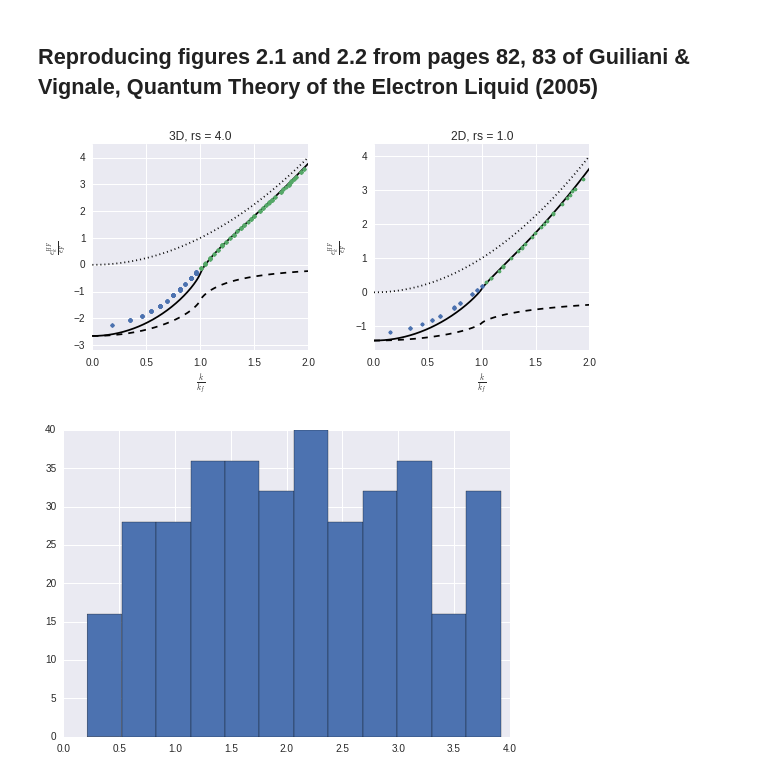
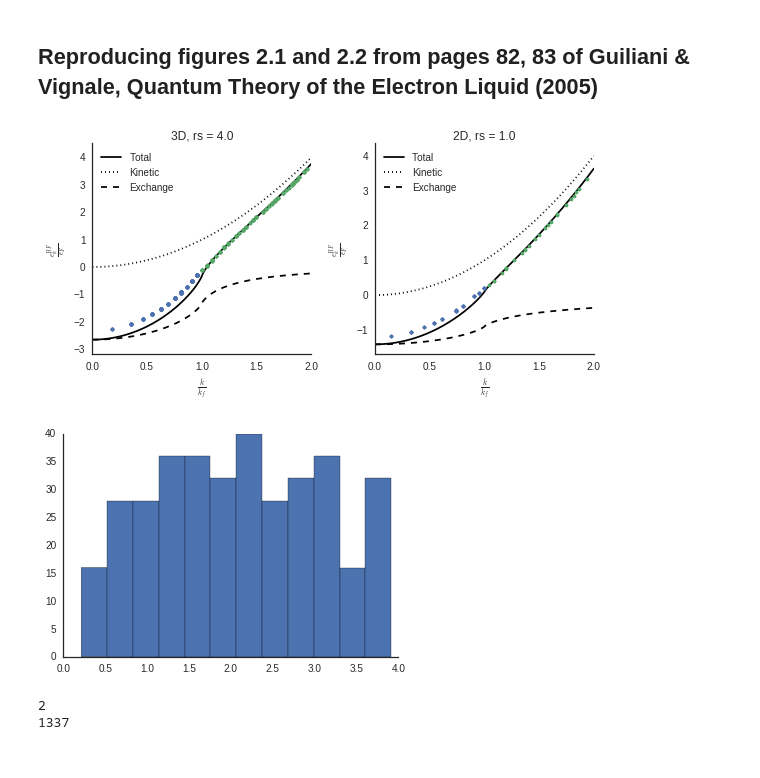
Before and after one commit to ecurtin2/HF-Stability, a Jupyter notebook: sourcefiles/heg_stability.ipynb, the cells around one changed output. Cells and saved outputs as stored; diff of their text form; code cells hidden in the pictures.

```diff
--- a/sourcefiles/heg_stability.ipynb
+++ b/sourcefiles/heg_stability.ipynb
@@ -10,9 +13,7 @@ run = ClassWrap.PyHEG(rs=3.0, ndim=2, Nk=40)
 ## Reproducing figures 2.1 and 2.2 from pages 82, 83 of Guiliani & Vignale, Quantum Theory of the Electron Liquid (2005)
 # %%
 %matplotlib inline
-import matplotlib.image as mpimg
-from matplotlib.ticker import AutoMinorLocator
-import seaborn as sns
+sns.set_style('white')
 fig, axes = plt.subplots(1,2,figsize=(8,4))
 def row_norm(ary):
     return np.sqrt((ary*ary).sum(axis=1))
@@ -28,9 +29,9 @@ energy_x = np.array([run.analytic_energy(i) for i in x]) / run.fermi_energy
 kinetic_x = np.array([0.5 * i**2 for i in x]) / run.fermi_energy
 exch_x = np.array([run.analytic_exch(i) for i in x]) / run.fermi_energy
 x = x / run.kf  #rescale for plot
-axes[0].plot(x, energy_x, 'k-' , label='total energy')
-axes[0].plot(x, kinetic_x, 'k:', label='kinetic energy')
-axes[0].plot(x, exch_x, 'k--', label='exchange energy')
+axes[0].plot(x, energy_x, 'k-' , label='Total')
+axes[0].plot(x, kinetic_x, 'k:', label='Kinetic')
+axes[0].plot(x, exch_x, 'k--', label='Exchange')
 axes[0].set_title(str(run.ndim) + 'D, rs = ' + str(run.rs))
 axes[0].set_xlabel(r'$\frac{k}{k_f}$')
 axes[0].set_ylabel(r'$\frac{\epsilon_k^{HF}}{\epsilon_F}$')
@@ -65,9 +66,9 @@ kinetic_x = np.array([0.5 * i**2 for i in x]) / run.fermi_energy
 exch_x = np.array([run.analytic_exch(i) for i in x]) / run.fermi_energy
 x = x / run.kf  #rescale for plot
 
-axes[1].plot(x, energy_x, 'k-' , label='total energy')
-axes[1].plot(x, kinetic_x, 'k:', label='kinetic energy')
-axes[1].plot(x, exch_x, 'k--', label='exchange energy')
+axes[1].plot(x, energy_x, 'k-' , label='Total')
+axes[1].plot(x, kinetic_x, 'k:', label='Kinetic')
+axes[1].plot(x, exch_x, 'k--', label='Exchange')
 axes[1].set_title(str(run.ndim) + 'D, rs = ' + str(run.rs))
 axes[1].set_xlabel(r'$\frac{k}{k_f}$')
 axes[1].set_ylabel(r'$\frac{\epsilon_k^{HF}}{\epsilon_F}$')
@@ -135,17 +136,20 @@ plt.grid(which='minor')
 #axes[1,1].tick_params(top='off', bottom='off', left='off', right='off')
 #axes[1,1].set_xlabel(r'$\frac{k}{k_f}$')
 #axes[1,1].set_ylabel(r'$\frac{\epsilon_k^{HF}}{\epsilon_F}$')
-
+sns.despine()
+axes[0].legend(loc='best')
+axes[1].legend(loc='best')
 plt.tight_layout()
 plt.show()
 # %% [output]
-[figure, old version]
+[figure, new version]
 # %%
 fig = plt.figure()
 plt.hist(run.exc_energies, run.Nexc/30)
+sns.despine()
 plt.show()
 # %% [output]
-[figure, old version]
+[figure, new version]
 # %%
 #import pstats, cProfile
 #run.Nk = 100
@@ -156,0 +161,8 @@ run.get_inv_exc_map_2d()
+# %%
+run.ayy = 2
+print run.ayy
+run.define_ayy()
+print run.ayy
+# %% [output]
+2
+1337
```
Also changed, not shown: parts of 2 cells of this notebook, 9 other files.
